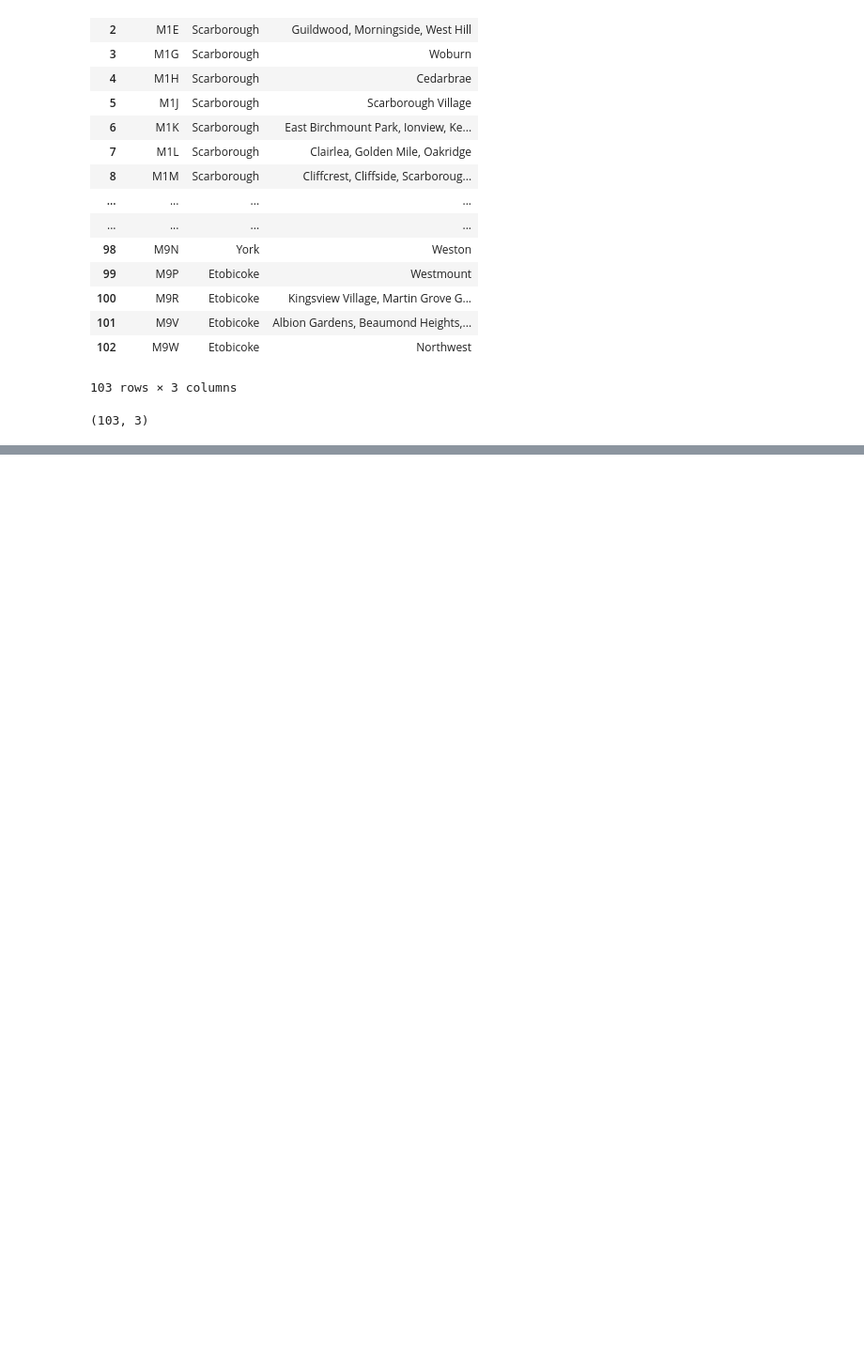
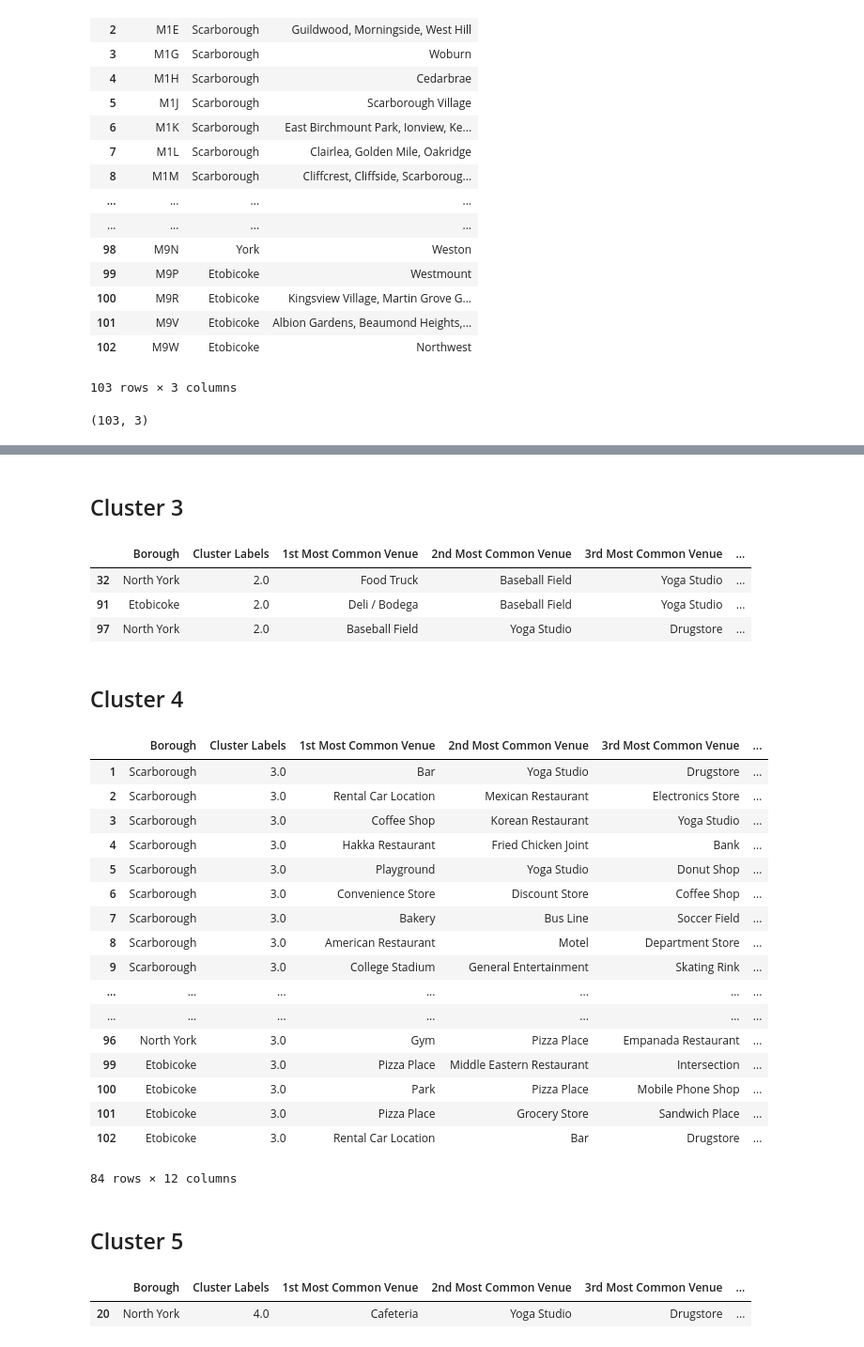
Before and after one commit to IrvinGuzGlz/Coursera_Capstone, a Jupyter notebook: FinalProject_Coursera.ipynb, the cells around one changed output, grey strips where cells are left out. Shown at 94% size. Saved outputs shown, nothing was run; the diff lists cells and outputs as text; code cells hidden in the pictures; blank space fills up the shorter version.

```diff
--- a/FinalProject_Coursera.ipynb
+++ b/FinalProject_Coursera.ipynb
@@ -94,0 +470,6 @@ df_grouped.shape
+# %%
+def return_most_common_venues(row, num_top_venues):
+    row_categories = row.iloc[1:]
+    row_categories_sorted = row_categories.sort_values(ascending=False)
+
+    return row_categories_sorted.index.values[0:num_top_venues]
@@ -94,0 +505,11 @@ df_grouped.shape
+# %%
+# set number of clusters
+kclusters = 5
+
+Toronto_grouped_clustering = Toronto_grouped.drop('Postcode', 1)
+
+# run k-means clustering
+kmeans = KMeans(n_clusters=kclusters, random_state=0).fit(Toronto_grouped_clustering)
+
+# check cluster labels generated for each row in the dataframe
+kmeans.labels_[0:10]
@@ -94,0 +518,10 @@ df_grouped.shape
+# %%
+# add clustering labels
+Postcode_venues_sorted.insert(0, 'Cluster Labels', kmeans.labels_)
+
+Toronto_merged = df_Cord
+
+# merge toronto_grouped with toronto_data to add latitude/longitude for each neighborhood
+Toronto_merged = Toronto_merged.join(Postcode_venues_sorted.set_index('Postcode'), on='Postcode')
+
+Toronto_merged.head() # check the last columns!
@@ -94,0 +530,3 @@ df_grouped.shape
+# %%
+Toronto_merged.shape
+Toronto_merged['Cluster Labels'].fillna(0,inplace=True)
@@ -94,0 +593,39 @@ df_grouped.shape
+# %% [markdown]
+## Cluster 3
+# %%
+Toronto_merged.loc[Toronto_merged['Cluster Labels'] == 2, Toronto_merged.columns[[1] + list(range(5, Toronto_merged.shape[1]))]]
+# %% [output]
+|  | Borough | Cluster Labels | 1st Most Common Venue | 2nd Most Common Venue | 3rd Most Common Venue | ... |
+| 32 | North York | 2.0 | Food Truck | Baseball Field | Yoga Studio | ... |
+| 91 | Etobicoke | 2.0 | Deli / Bodega | Baseball Field | Yoga Studio | ... |
+| 97 | North York | 2.0 | Baseball Field | Yoga Studio | Drugstore | ... |
+# %% [markdown]
+## Cluster 4
+# %%
+Toronto_merged.loc[Toronto_merged['Cluster Labels'] == 3, Toronto_merged.columns[[1] + list(range(5, Toronto_merged.shape[1]))]]
+# %% [output]
+|  | Borough | Cluster Labels | 1st Most Common Venue | 2nd Most Common Venue | 3rd Most Common Venue | ... |
+| 1 | Scarborough | 3.0 | Bar | Yoga Studio | Drugstore | ... |
+| 2 | Scarborough | 3.0 | Rental Car Location | Mexican Restaurant | Electronics Store | ... |
+| 3 | Scarborough | 3.0 | Coffee Shop | Korean Restaurant | Yoga Studio | ... |
+| 4 | Scarborough | 3.0 | Hakka Restaurant | Fried Chicken Joint | Bank | ... |
+| 5 | Scarborough | 3.0 | Playground | Yoga Studio | Donut Shop | ... |
+| 6 | Scarborough | 3.0 | Convenience Store | Discount Store | Coffee Shop | ... |
+| 7 | Scarborough | 3.0 | Bakery | Bus Line | Soccer Field | ... |
+| 8 | Scarborough | 3.0 | American Restaurant | Motel | Department Store | ... |
+| 9 | Scarborough | 3.0 | College Stadium | General Entertainment | Skating Rink | ... |
+| ... | ... | ... | ... | ... | ... | ... |
+| ... | ... | ... | ... | ... | ... | ... |
+| 96 | North York | 3.0 | Gym | Pizza Place | Empanada Restaurant | ... |
+| 99 | Etobicoke | 3.0 | Pizza Place | Middle Eastern Restaurant | Intersection | ... |
+| 100 | Etobicoke | 3.0 | Park | Pizza Place | Mobile Phone Shop | ... |
+| 101 | Etobicoke | 3.0 | Pizza Place | Grocery Store | Sandwich Place | ... |
+| 102 | Etobicoke | 3.0 | Rental Car Location | Bar | Drugstore | ... |
+84 rows × 12 columns
+# %% [markdown]
+## Cluster 5
+# %%
+Toronto_merged.loc[Toronto_merged['Cluster Labels'] == 4, Toronto_merged.columns[[1] + list(range(5, Toronto_merged.shape[1]))]]
+# %% [output]
+|  | Borough | Cluster Labels | 1st Most Common Venue | 2nd Most Common Venue | 3rd Most Common Venue | ... |
+| 20 | North York | 4.0 | Cafeteria | Yoga Studio | Drugstore | ... |
```
Also changed, not shown: parts of 47 cells of this notebook.
